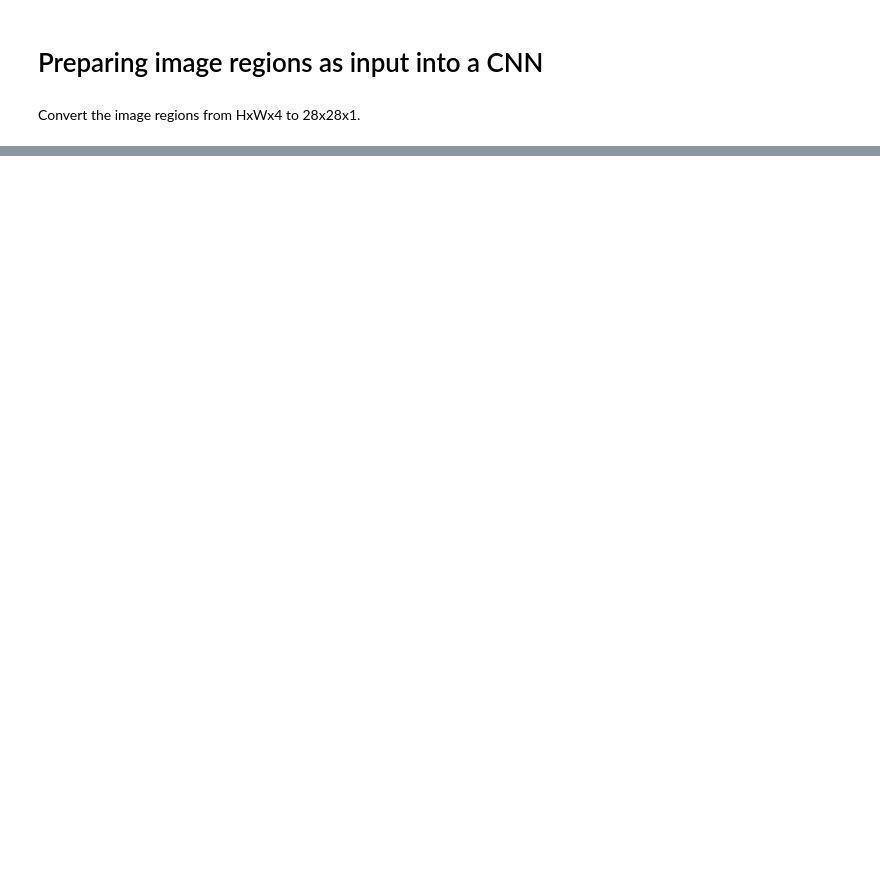
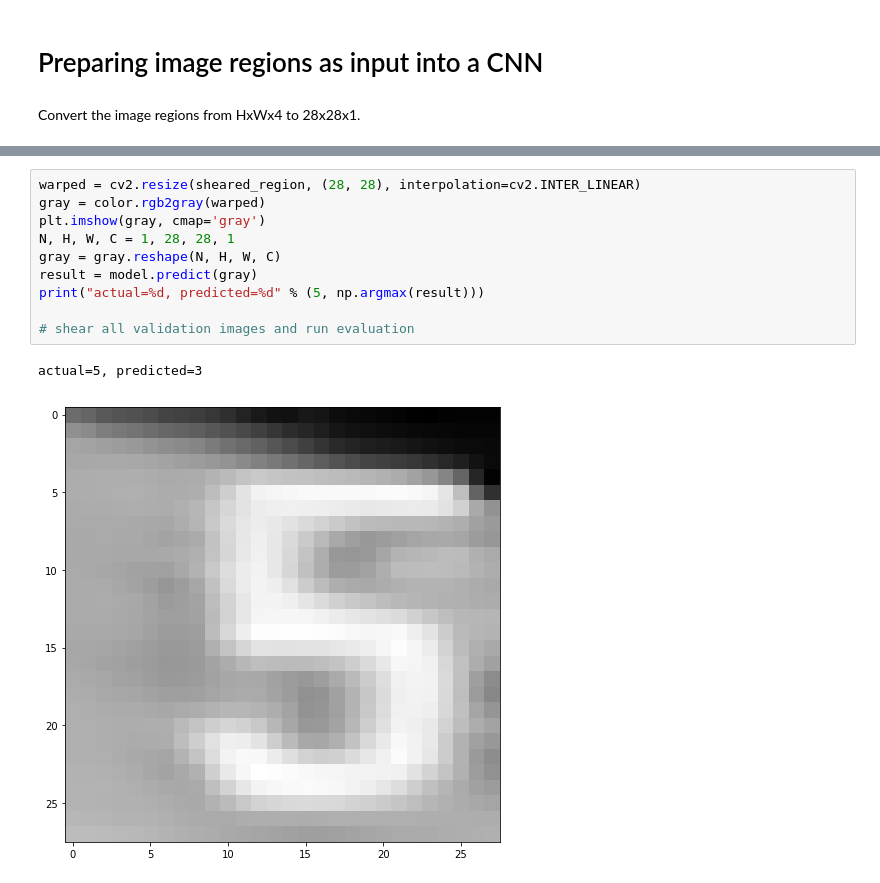
Before and after one commit to carsontang/overwatch-vision-analytics, a Jupyter notebook: overwatch-ult-charge.ipynb, the cells around one changed output, grey strips where cells are left out. Cells and saved outputs as stored; diff of their text form; blank space fills up the shorter version.

```diff
--- a/overwatch-ult-charge.ipynb
+++ b/overwatch-ult-charge.ipynb
@@ -283,2 +378,15 @@ Since we're simply classifying the ult digits in Overwatch, we can generate more
 * Fine-tune on synthetic data
 * Run eval on real data
+# %%
+warped = cv2.resize(sheared_region, (28, 28), interpolation=cv2.INTER_LINEAR)
+gray = color.rgb2gray(warped)
+plt.imshow(gray, cmap='gray')
+N, H, W, C = 1, 28, 28, 1
+gray = gray.reshape(N, H, W, C)
+result = model.predict(gray)
+print("actual=%d, predicted=%d" % (5, np.argmax(result)))
+
+# shear all validation images and run evaluation
+# %% [output]
+actual=5, predicted=3
+[figure, added]
```
Also changed, not shown: parts of 17 cells of this notebook.
